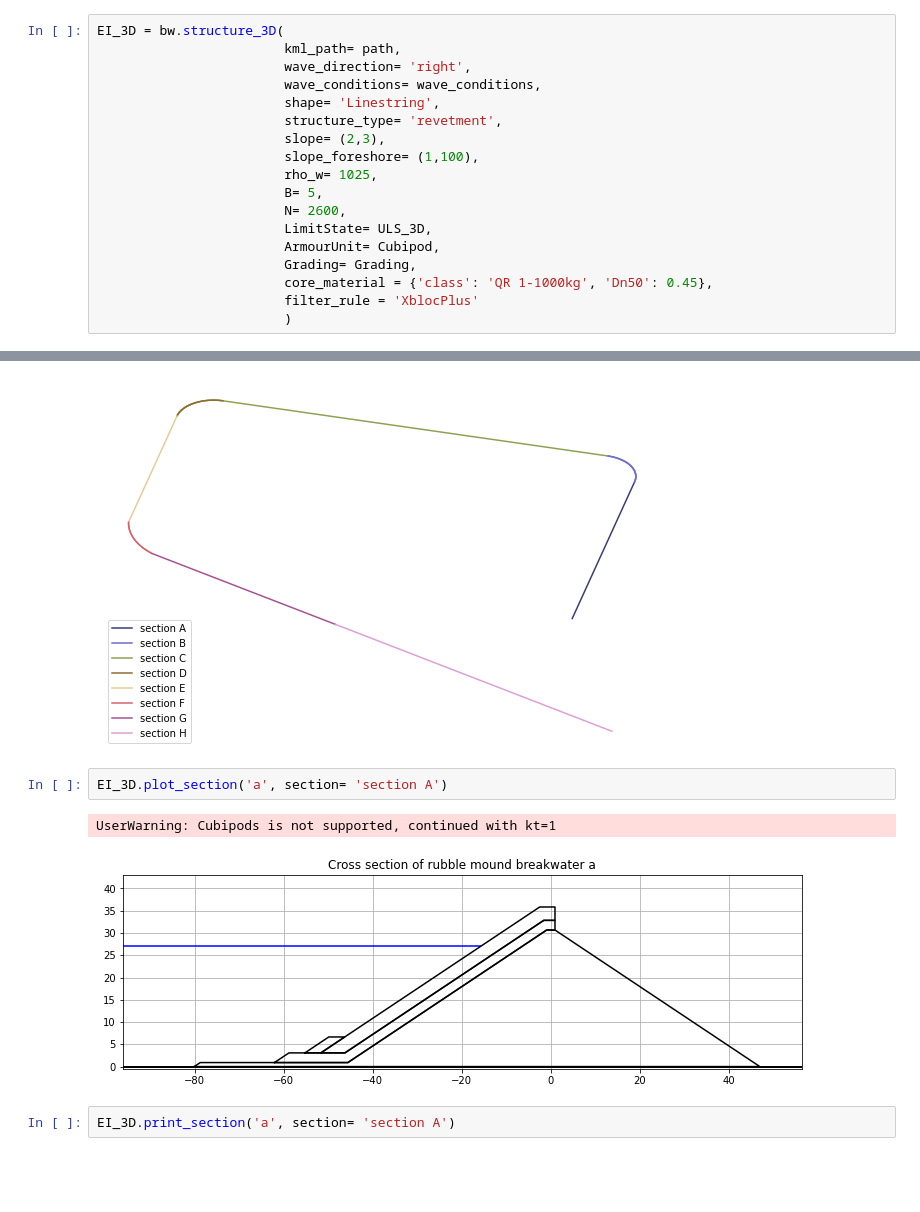
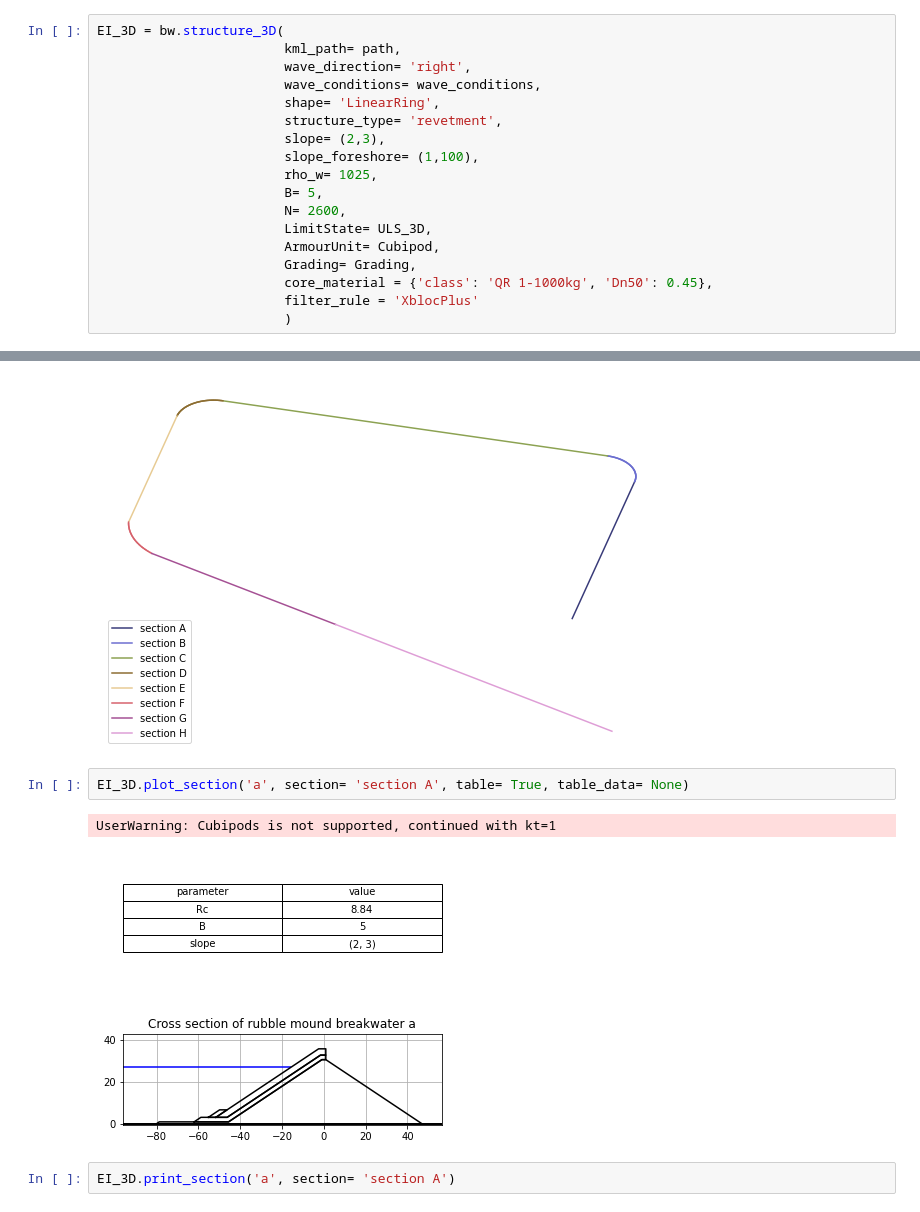
Before and after one commit to Sander-w/breakwater, a Jupyter notebook: Notebooks/Input_Automation.ipynb, the cells around one changed output, grey strips where cells are left out. Cells and saved outputs as stored; diff of their text form; blank space fills up the shorter version.

Commit message:
Function to_design_explorer in design_3D now works correctly
Images can show a table with the specifications of the design (arg table = True)

```diff
--- a/Notebooks/Input_Automation.ipynb
+++ b/Notebooks/Input_Automation.ipynb
@@ -311,7 +323,7 @@ EI_3D = bw.structure_3D(
                         kml_path= path,
                         wave_direction= 'right',
                         wave_conditions= wave_conditions,
-                        shape= 'Linestring',
+                        shape= 'LinearRing',
                         structure_type= 'revetment',
                         slope= (2,3),
                         slope_foreshore= (1,100),
@@ -360,10 +372,10 @@ EI_3D.plot_topview()
 # %% [output]
 [figure]
 # %%
-EI_3D.plot_section('a', section= 'section A')
+EI_3D.plot_section('a', section= 'section A', table= True, table_data= None)
 # %% [output]
 UserWarning: Cubipods is not supported, continued with kt=1
-[figure, old version]
+[figure, new version]
 # %%
 EI_3D.print_section('a', section= 'section A')
 # %% [output]
```
Also changed, not shown: parts of 9 cells of this notebook, 4 other files.
